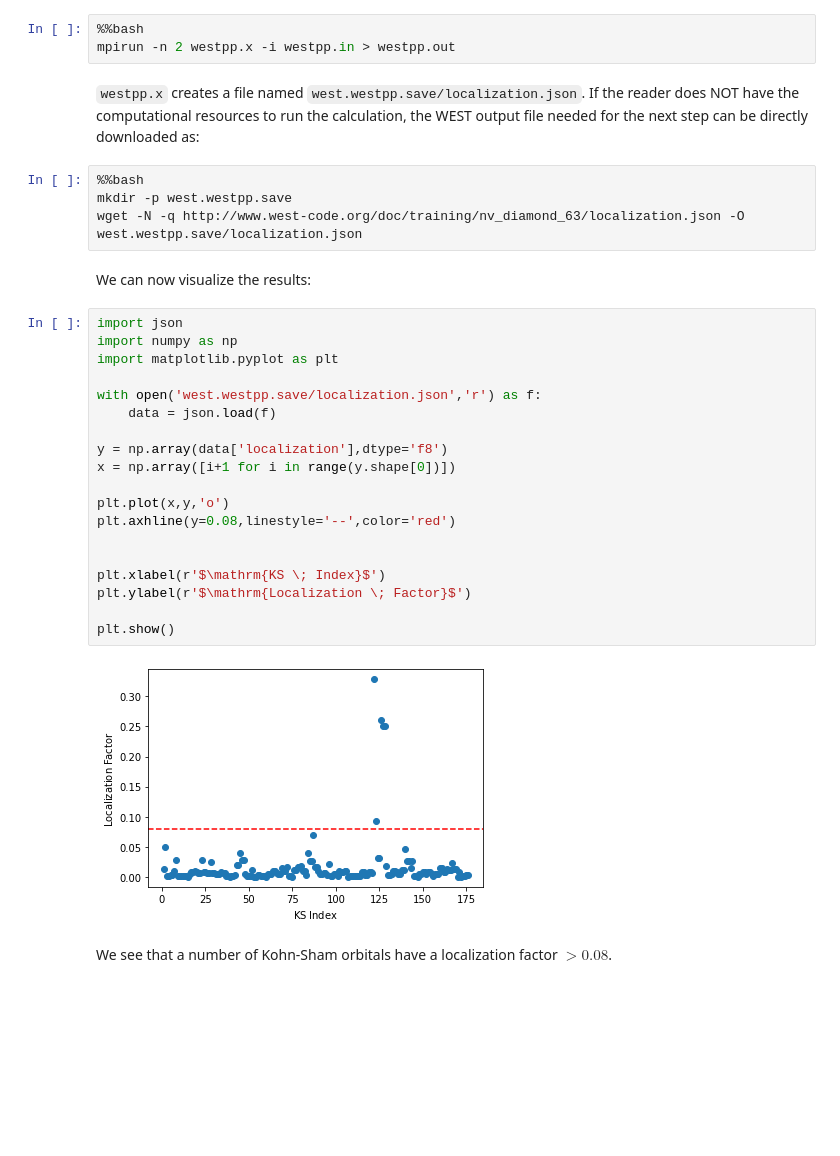
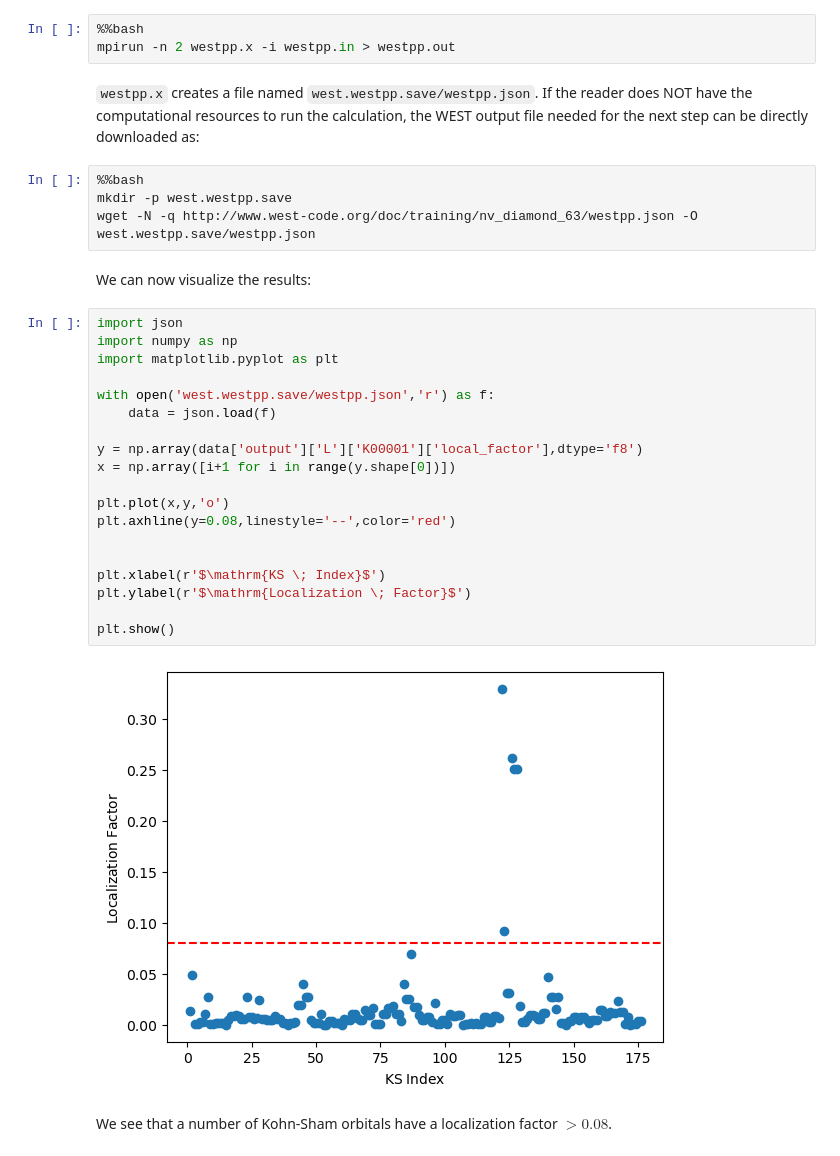
Before and after one commit to west-code-development/West, a Jupyter notebook: Doc/tutorials/basic/basic_006.ipynb, the cells around one changed output. Drawn from its saved outputs; the diff is of its cells as text; blank space fills up the shorter version.

Commit message:
Update localization tutorial (basic_006)

```diff
--- a/Doc/tutorials/basic/basic_006.ipynb
+++ b/Doc/tutorials/basic/basic_006.ipynb
@@ -82,34 +91,34 @@ Run `westpp.x` on 2 cores.
 %%bash
 mpirun -n 2 westpp.x -i westpp.in > westpp.out
 # %% [markdown]
-`westpp.x` creates a file named `west.westpp.save/localization.json`. If the reader does NOT have the computational resources to run the calculation, the WEST output file needed for the next step can be directly downloaded as:
+`westpp.x` creates a file named `west.westpp.save/westpp.json`. If the reader does NOT have the computational resources to run the calculation, the WEST output file needed for the next step can be directly downloaded as:
 # %%
 %%bash
 mkdir -p west.westpp.save
-wget -N -q http://www.west-code.org/doc/training/nv_diamond_63/localization.json -O west.westpp.save/localization.json
+wget -N -q http://www.west-code.org/doc/training/nv_diamond_63/westpp.json -O west.westpp.save/westpp.json
 # %% [markdown]
 We can now visualize the results:
 # %%
 import json
 import numpy as np
 import matplotlib.pyplot as plt
 
-with open('west.westpp.save/localization.json','r') as f:
+with open('west.westpp.save/westpp.json','r') as f:
     data = json.load(f)
 
-y = np.array(data['localization'],dtype='f8')
+y = np.array(data['output']['L']['K00001']['local_factor'],dtype='f8')
 x = np.array([i+1 for i in range(y.shape[0])])
 
 plt.plot(x,y,'o')
 plt.axhline(y=0.08,linestyle='--',color='red')
 
 
 plt.xlabel(r'$\mathrm{KS \; Index}$')
 plt.ylabel(r'$\mathrm{Localization \; Factor}$')
 
 plt.show()
 # %% [output]
-[figure, old version]
+[figure, new version]
 # %% [markdown]
 We see that a number of Kohn-Sham orbitals have a localization factor $>0.08$.
 # %%
```
Also changed, not shown: parts of 4 cells of this notebook.
